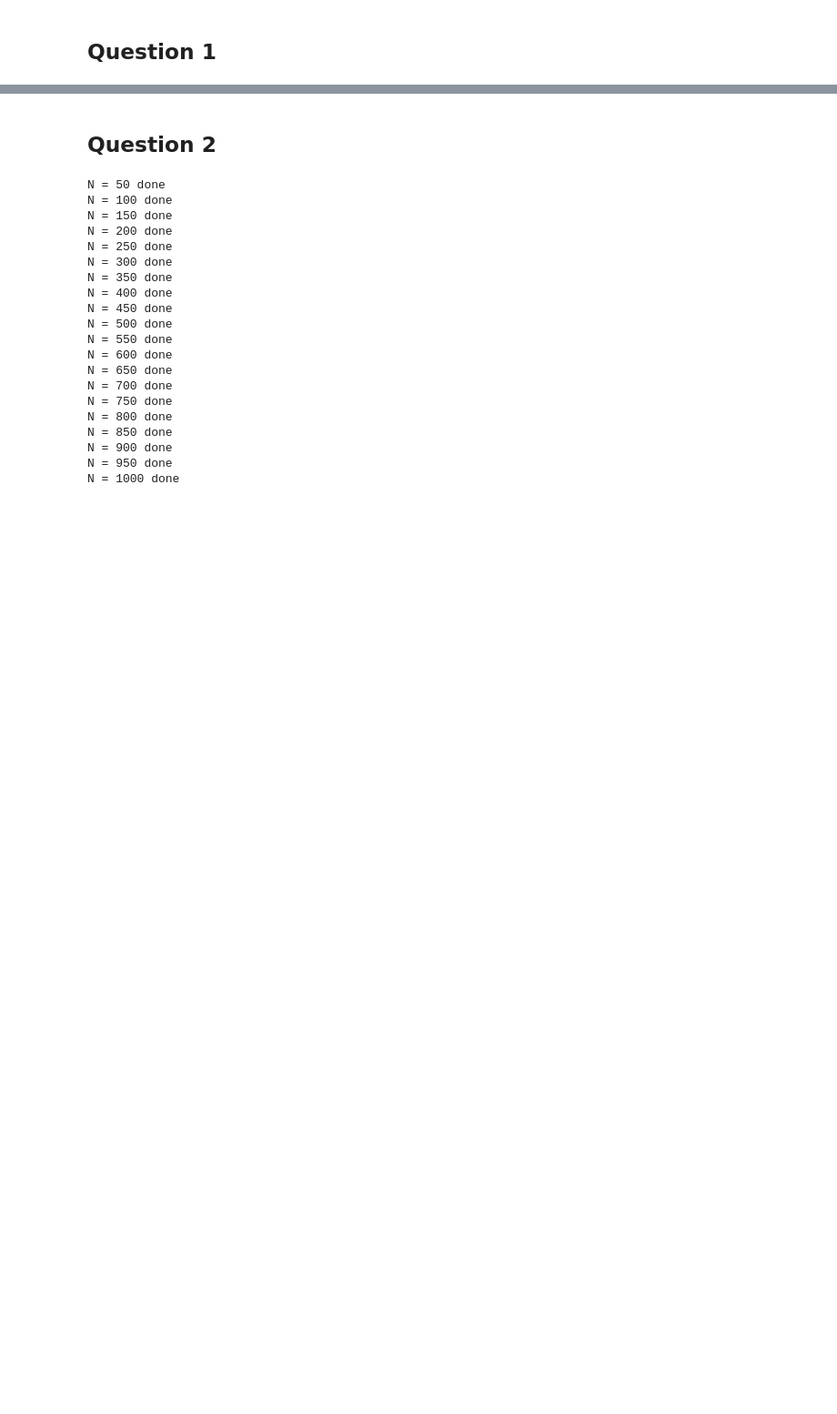
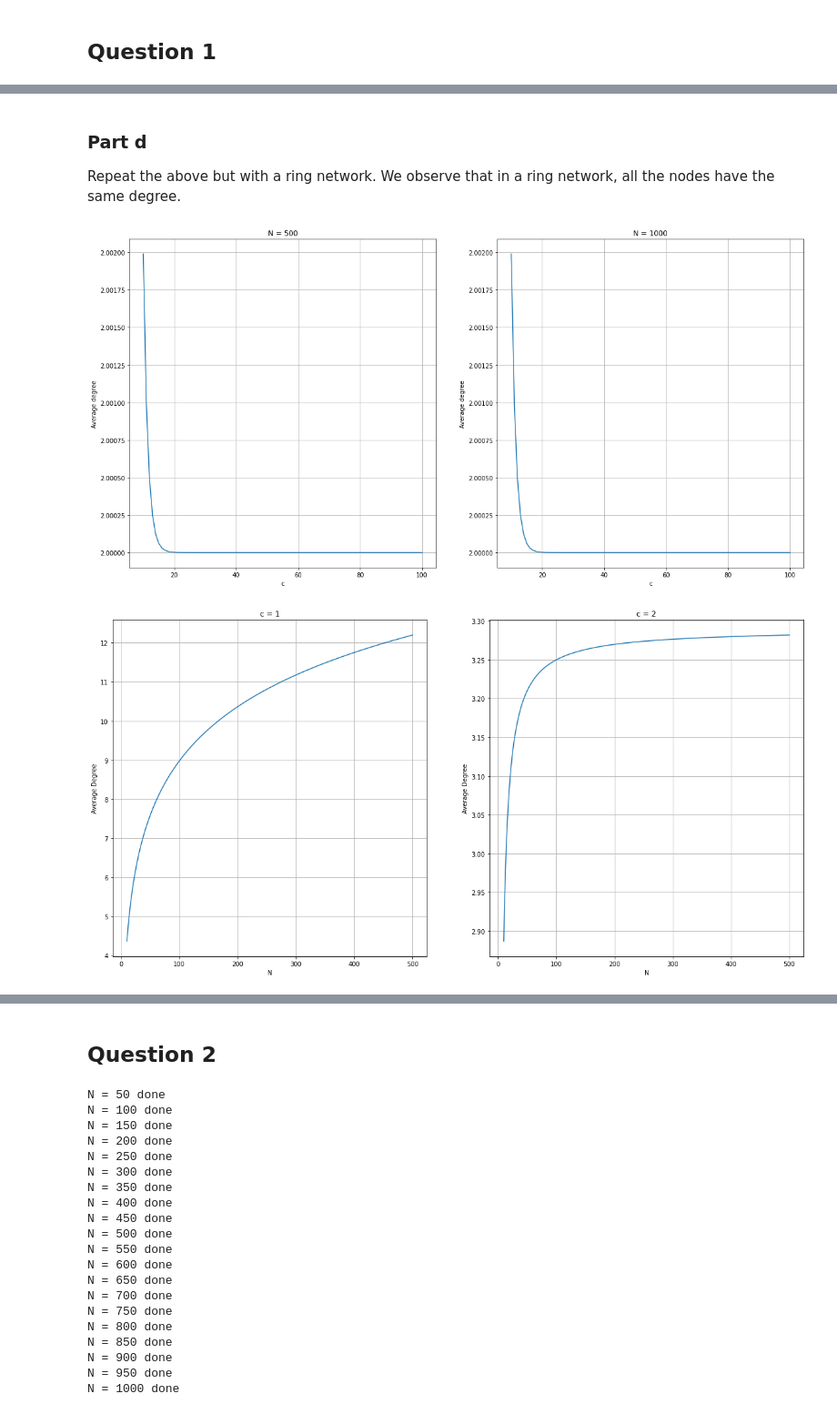
Before and after one commit to tathagatoroy/Dynamical-Processes-in-Complex-Networks, a Jupyter notebook: Assignment 1/Assignment_1.ipynb, the cells around one changed output, grey strips where cells are left out. Shown at 91% size. Saved outputs shown, nothing was run; the diff lists cells and outputs as text; code cells hidden in the pictures; blank space fills up the shorter version.

```diff
--- a/Assignment 1/Assignment_1.ipynb
+++ b/Assignment 1/Assignment_1.ipynb
@@ -35,0 +96,10 @@ DegreeView({1: 11, 2: 11, 3: 11, 4: 11, 5: 11, 6: 11, 7: 11, 8: 11, 9: 11, 10: 1
+# %% [markdown]
+### Part d
+Repeat the above but with a ring network. We observe that in a ring network, all the nodes have the same degree.
+# %%
+avg_deg_c("ring")
+avg_deg_n("ring")
+deg_hist("ring", n_bins=1)
+# %% [output]
+[figure, added]
+[figure, added]
```
Also changed, not shown: parts of 8 cells of this notebook.
